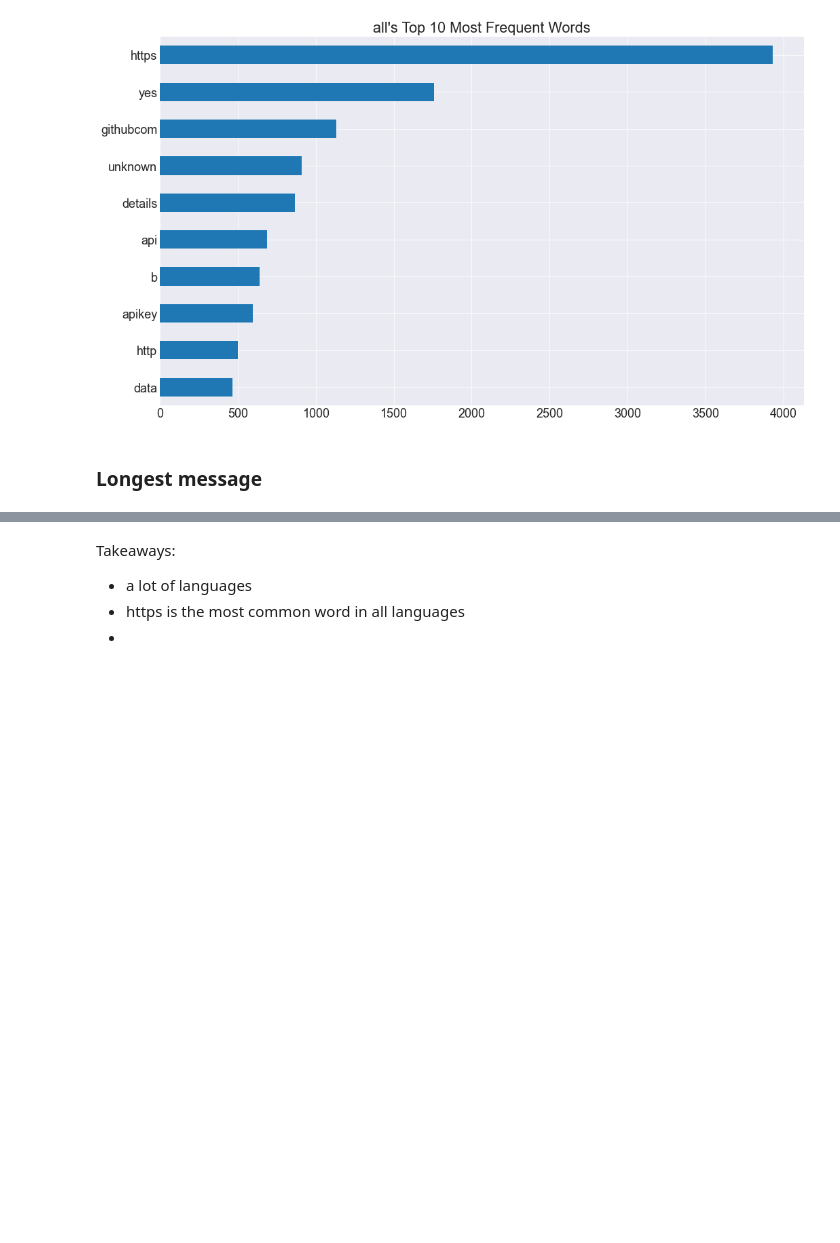
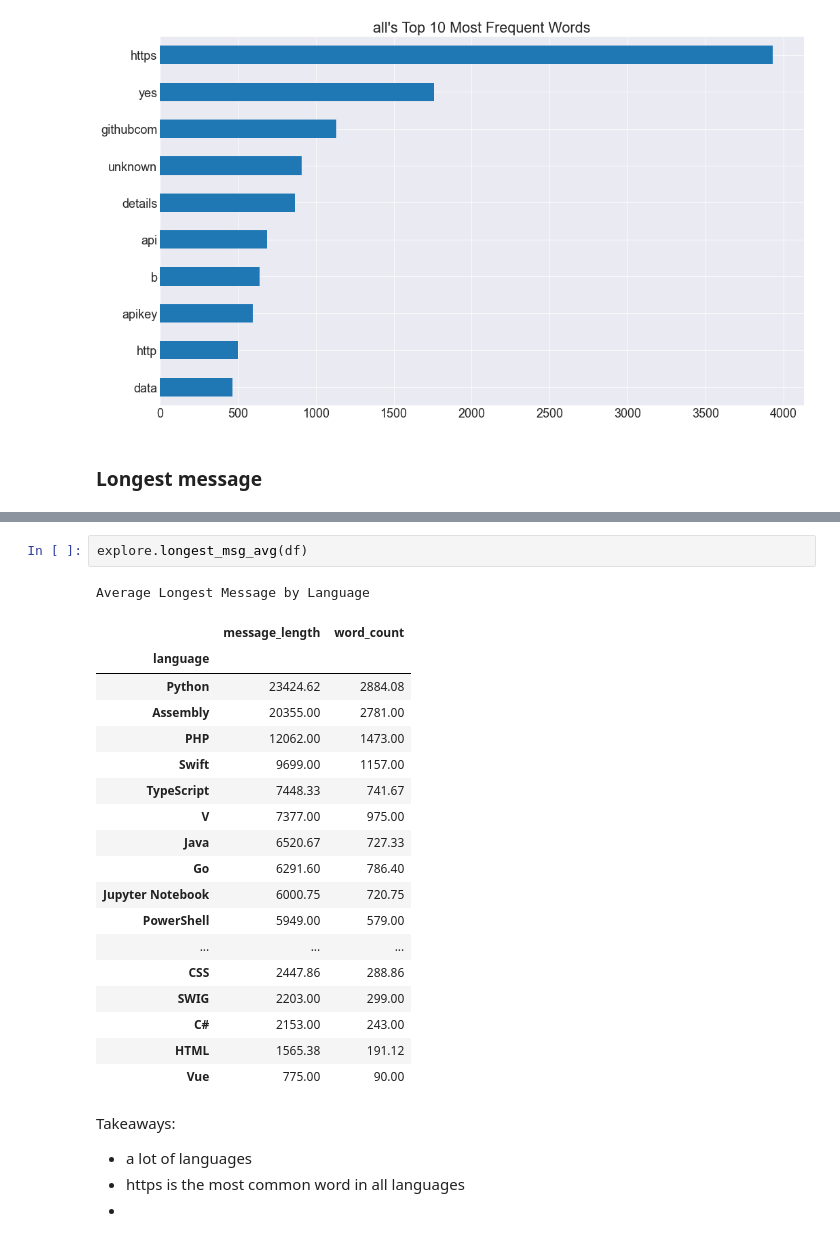
Before and after one commit to Team-Four-NLP-MVPs/nlp-project, a Jupyter notebook: final_notebook.ipynb, the cells around one changed output, grey strips where cells are left out. Saved outputs shown, nothing was run; the diff lists cells and outputs as text; blank space fills up the shorter version.

```diff
--- a/final_notebook.ipynb
+++ b/final_notebook.ipynb
@@ -183,3 +206,25 @@ for col in word_counts.columns:
+# %%
+explore.longest_msg_avg(df)
+# %% [output]
+Average Longest Message by Language
+|  | message_length | word_count |
+| language |  |  |
+| Python | 23424.62 | 2884.08 |
+| Assembly | 20355.00 | 2781.00 |
+| PHP | 12062.00 | 1473.00 |
+| Swift | 9699.00 | 1157.00 |
+| TypeScript | 7448.33 | 741.67 |
+| V | 7377.00 | 975.00 |
+| Java | 6520.67 | 727.33 |
+| Go | 6291.60 | 786.40 |
+| Jupyter Notebook | 6000.75 | 720.75 |
+| PowerShell | 5949.00 | 579.00 |
+| ... | ... | ... |
+| CSS | 2447.86 | 288.86 |
+| SWIG | 2203.00 | 299.00 |
+| C# | 2153.00 | 243.00 |
+| HTML | 1565.38 | 191.12 |
+| Vue | 775.00 | 90.00 |
 # %% [markdown]
 Takeaways:
 - a lot of languages
```
Also changed, not shown: parts of 2 cells of this notebook, 1 other file.
